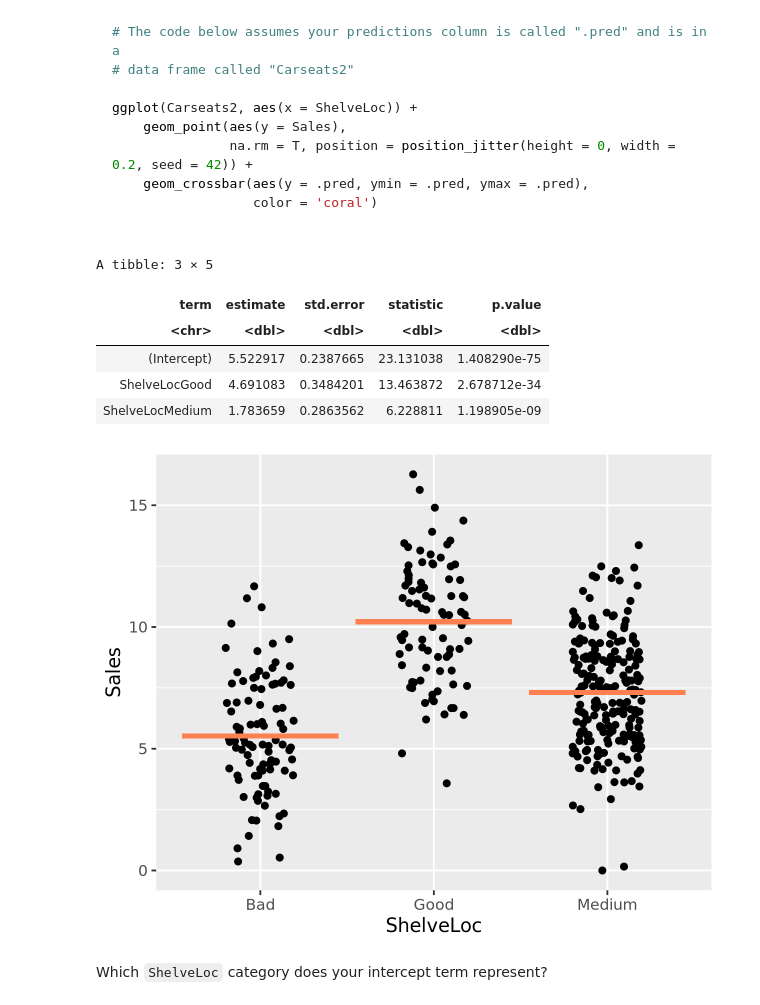
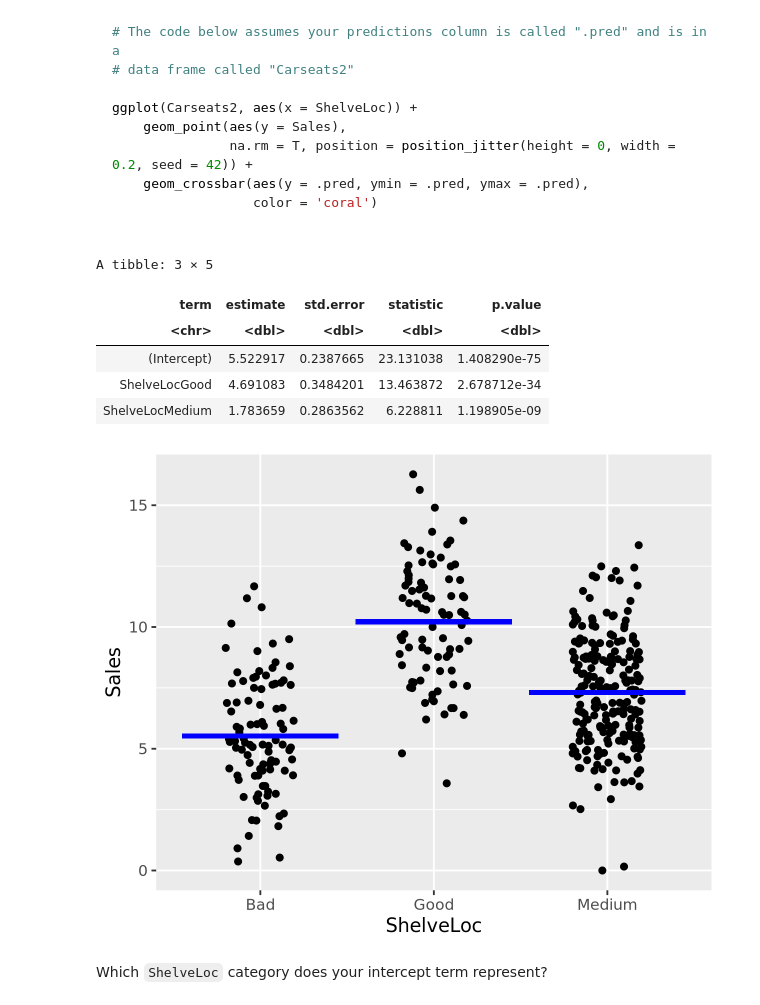
Before and after one commit to evandevine1/a02, a Jupyter notebook: assignment3.ipynb, the cells around one changed output. Drawn from its saved outputs; the diff is of its cells as text; code cells hidden in the pictures.

```diff
--- a/assignment3.ipynb
+++ b/assignment3.ipynb
@@ -272,21 +272,21 @@ ggplot(Carseats2, aes(x = ShelveLoc)) +
 # %%
 shelf_mod_fit = mod |> fit(Sales ~ ShelveLoc, data = Carseats)
 Carseats2 = augment(shelf_mod_fit, Carseats)
 p = ggplot(Carseats2, aes(x = ShelveLoc)) +
     geom_point(aes(y = Sales),
         na.rm = T, position = position_jitter(height = 0, width = 0.2, seed = 42)) +
-    geom_crossbar(aes(y = .pred, ymin = .pred, ymax = .pred), color = 'coral')
+    geom_crossbar(aes(y = .pred, ymin = .pred, ymax = .pred), color = 'blue')
 
 tidy(shelf_mod_fit)
 p
 # %% [output]
 A tibble: 3 × 5
 | term | estimate | std.error | statistic | p.value |
 | <chr> | <dbl> | <dbl> | <dbl> | <dbl> |
 | (Intercept) | 5.522917 | 0.2387665 | 23.131038 | 1.408290e-75 |
 | ShelveLocGood | 4.691083 | 0.3484201 | 13.463872 | 2.678712e-34 |
 | ShelveLocMedium | 1.783659 | 0.2863562 | 6.228811 | 1.198905e-09 |
-[figure, old version]
+[figure, new version]
 # %% [markdown]
 Which `ShelveLoc` category does your intercept term represent?
 # %% [markdown]
```
Also changed, not shown: parts of 1 cell of this notebook.
